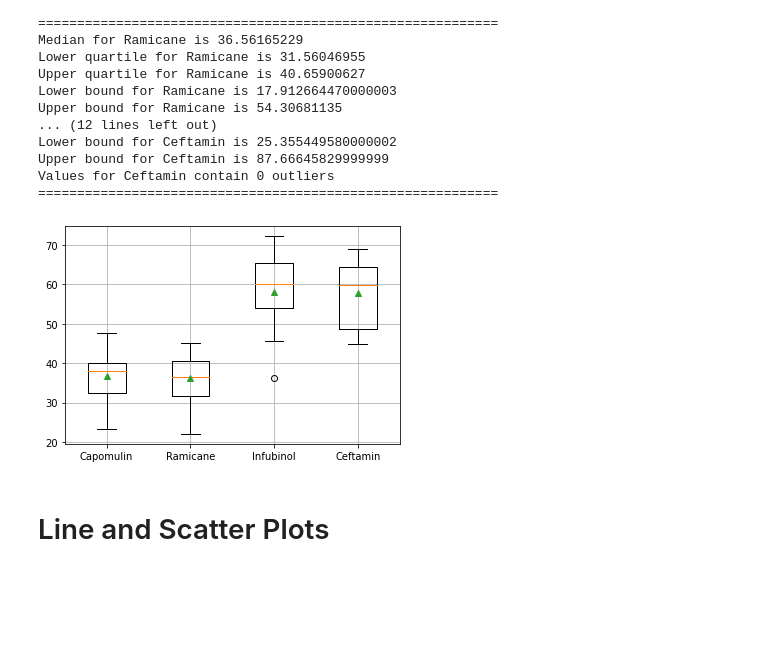
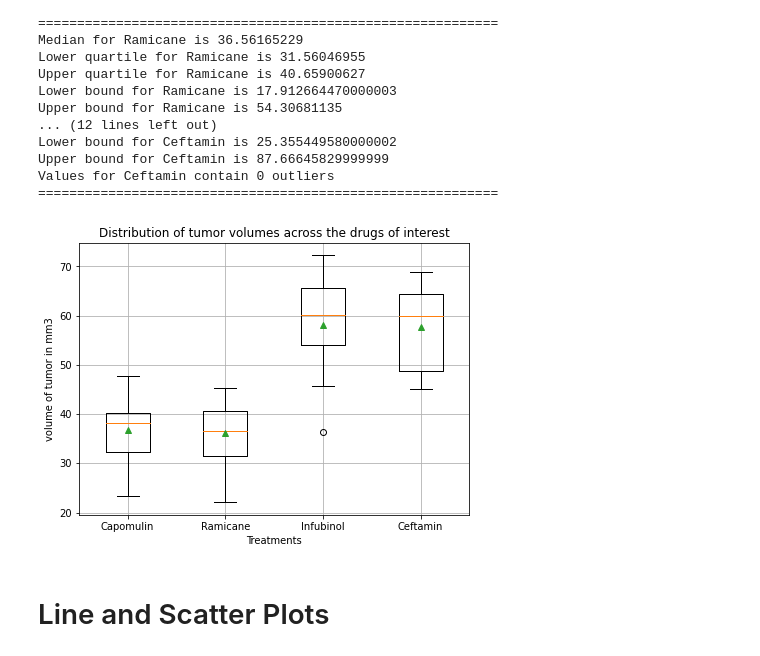
Before and after one commit to tamerfa/Cancer_research_with_Matplotlib, a Jupyter notebook: Pymaceuticals/pymaceuticals.ipynb, the cells around one changed output. Saved outputs shown, nothing was run; the diff lists cells and outputs as text; code cells hidden in the pictures; blank space fills up the shorter version.

```diff
--- a/Pymaceuticals/pymaceuticals.ipynb
+++ b/Pymaceuticals/pymaceuticals.ipynb
@@ -228,19 +241,18 @@ merged_tumor_df
 # Put treatments into a list for for loop (and later for plot labels)
 # Create empty list to fill with tumor vol data (for plotting)
 treatments = ['Capomulin', 'Ramicane', 'Infubinol','Ceftamin']
+
 tumor_vol = []
-
 #Loop to collect mice's final tumor sizes for each treatment
 for treatment in treatments:
     treatment_df = merged_tumor_df.loc[merged_tumor_df['Drug Regimen']==treatment]
-    final_tumor = treatment_df.loc[treatment_df['Timepoint']==treatment_df['Last Timepoint']]
-    tumor_volume = final_tumor['Tumor Volume (mm3)']
-    tumor_vol.append(tumor_volume)
+    final_tumor = treatment_df.loc[treatment_df['Timepoint']==treatment_df['Last Timepoint'],'Tumor Volume (mm3)']
+    tumor_vol.append(final_tumor)
 
     # Calculate the IQR and quantitatively determine if there are any potential outliers.
-    median = tumor_volume.median()
+    median = final_tumor.median()
     print(f'Median for {treatment} is {median}')
-    quartiles = tumor_volume.quantile([.25,.5,.75])
+    quartiles = final_tumor.quantile([.25,.5,.75])
     lowerq = quartiles[.25]
     upperq = quartiles[.75]
     print(f'Lower quartile for {treatment} is {lowerq}')
@@ -252,8 +264,8 @@ for treatment in treatments:
     print(f'Upper bound for {treatment} is {upper_bound}')
 
     # Determine outliers using upper and lower bounds
-    outliers = tumor_volume.loc[(final_tumor['Tumor Volume (mm3)']<lower_bound) | (final_tumor['Tumor Volume (mm3)']>upper_bound)]
-    print(f'Values for {treatment} contain {outliers.count()} outliers')
+    outliers = final_tumor.loc[(final_tumor<lower_bound)|(final_tumor>upper_bound)]
+    print(f'Values for {treatment} contain {len(outliers)} outliers')
     print('===========================================================')
 # %% [output]
 Median for Capomulin is 38.1251644
@@ -276,13 +288,16 @@ Values for Ceftamin contain 0 outliers
 # %%
 # Generate a box plot of the final tumor volume of each mouse across four regimens of interest
 
 # Values are generated in the previous cell
-
+plt.figure(figsize=(7,5))
+plt.title('Distribution of tumor volumes across the drugs of interest')
+plt.xlabel('Treatments')
+plt.ylabel('volume of tumor in mm3')
 plt.boxplot(tumor_vol, showmeans=True)
 plt.xticks([1,2,3,4],treatments)
 plt.grid()
 plt.show()
 # %% [output]
-[figure, old version]
+[figure, new version]
 # %% [markdown]
 # Line and Scatter Plots
```
Also changed, not shown: parts of 13 cells of this notebook.
